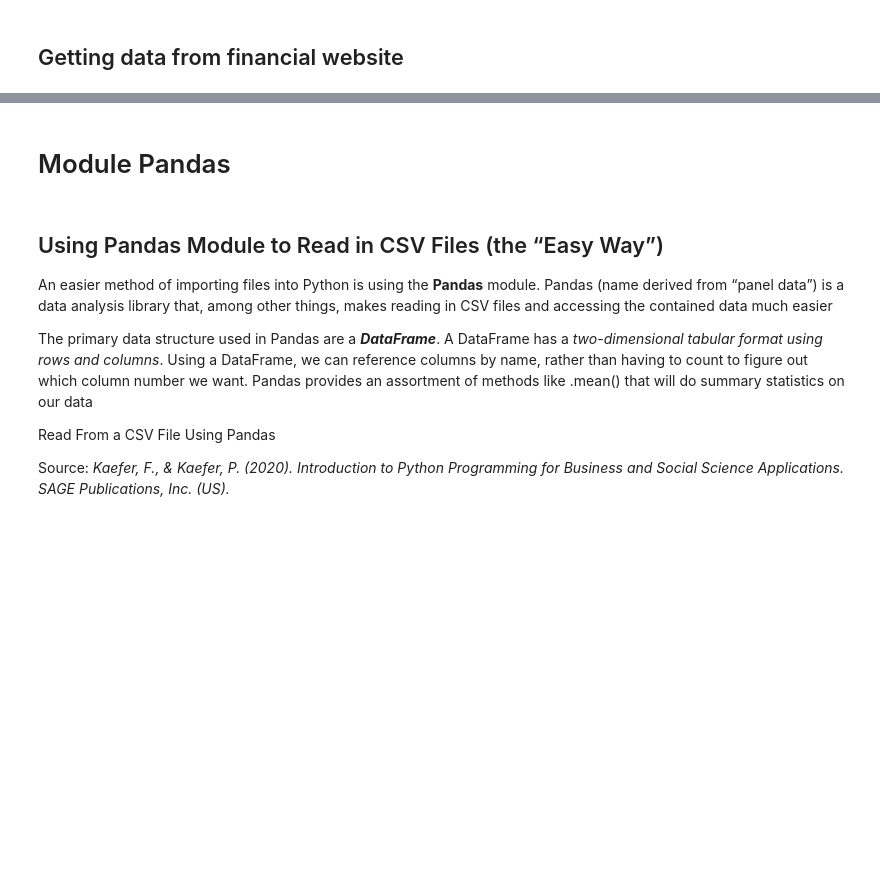
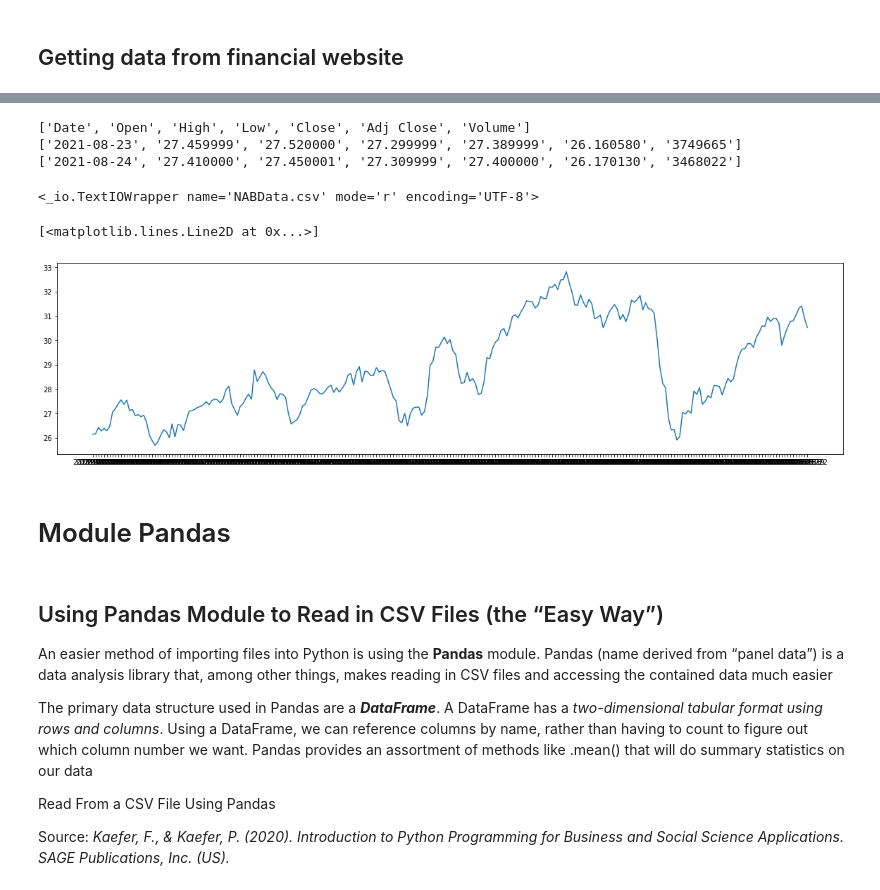
Before and after one commit to seelisher/ISYS5002-Sem02-2022, a Jupyter notebook: 05_Working_with_Files.ipynb, the cells around one changed output, grey strips where cells are left out. Cells and saved outputs as stored; diff of their text form; code cells hidden in the pictures; blank space fills up the shorter version.

```diff
--- a/05_Working_with_Files.ipynb
+++ b/05_Working_with_Files.ipynb
@@ -126,8 +187,15 @@ import csv
 ### Reading from CSV file ###
 
 #The csv module’s reader function returns an object that reads CSV-format data from the specified file object
+import csv
 
 #open file and read records
+with open("account.csv",'r')as accRead:
+  reader = csv.reader(accRead)
 
+  for record in reader:
+    #print(record)
+    id, name, bal = record
+    print(f'{id:10}{name:10}{bal:8}')
 
 #open file and write records
@@ -150,3 +222,44 @@ import csv
+# %%
+import csv
+
+# open file and write records
+with open("NABData.csv", 'r') as data:
+  reader = csv.reader(data)
+  print(next(reader))
+  print(next(reader))
+  print(next(reader))
+# %% [output]
+['Date', 'Open', 'High', 'Low', 'Close', 'Adj Close', 'Volume']
+['2021-08-23', '27.459999', '27.520000', '27.299999', '27.389999', '26.160580', '3749665']
+['2021-08-24', '27.410000', '27.450001', '27.309999', '27.400000', '26.170130', '3468022']
+# %%
+import csv
+
+date = []
+close = []
+# open file and write records
+with open("NABData.csv", 'r') as data:
+  reader = csv.reader(data)
+  header = next(reader)
+  for record in reader:
+    date.append(record[0])
+    close.append(float(record[5]))
+    ctr = ctr = 1
+    if ctr == 5:
+      break
+
+print(data)
+
+# plot the results
+from matplotlib import pyplot as plt
+f = plt.figure()
+f.set_figwidth(20)
+f.set_figheight(5)
+plt.plot(date, close)
+# %% [output]
+<_io.TextIOWrapper name='NABData.csv' mode='r' encoding='UTF-8'>
+[<matplotlib.lines.Line2D at 0x...>]
+[figure, added]
 # %% [markdown]
 # Module Pandas
 # %% [markdown]
```
Also changed, not shown: parts of 15 cells of this notebook.
